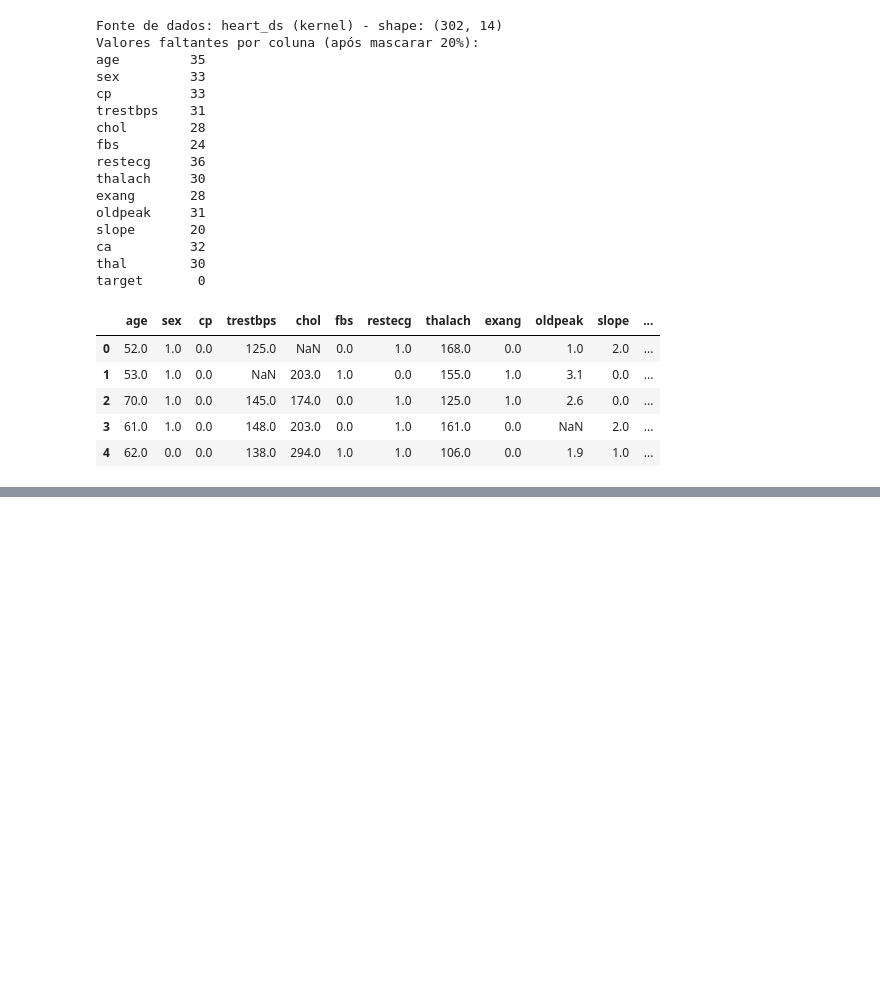
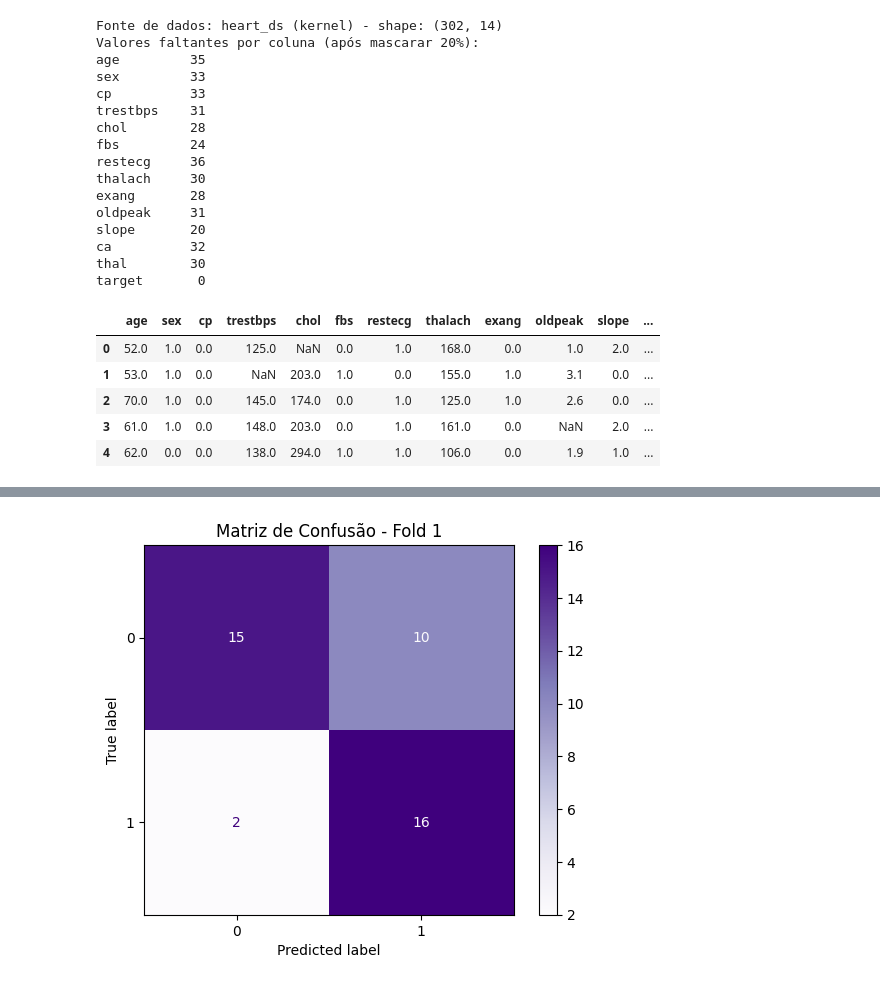
Before and after one commit to Igor-Roberto-Alves/Machine-Learning-1-Project-, a Jupyter notebook: Heart_DS_Complete.ipynb, the cells around one changed output, grey strips where cells are left out. Cells and saved outputs as stored; diff of their text form; code cells hidden in the pictures; blank space fills up the shorter version.

```diff
--- a/Heart_DS_Complete.ipynb
+++ b/Heart_DS_Complete.ipynb
@@ -157,0 +281,2 @@ from sklearn.impute import KNNImputer
+# %%
+heart_ds = heart_imputed
@@ -157,0 +454,95 @@ from sklearn.impute import KNNImputer
+# %%
+kf = KFold(n_splits=5, shuffle=True, random_state=360)
+
+# listas para métricas por fold
+accuracies = []
+precisions = []
+recalls = []
+f1s = []
+fold = 1
+
+# garantir índices e tipos alinhados
+y_opt = y_train.reset_index(drop=True).astype(float)
+X_opt = X_train.reset_index(drop=True).astype(float)
+
+for train_index, test_index in kf.split(X_opt):
+    X_train_cv = X_opt.iloc[train_index].reset_index(drop=True)
+    X_test_cv  = X_opt.iloc[test_index].reset_index(drop=True)
+    y_train_cv = y_opt.iloc[train_index].reset_index(drop=True)
+    y_test_cv  = y_opt.iloc[test_index].reset_index(drop=True)
+
+    # adiciona constante apenas se necessário (não duplica se já existir)
+    X_train_const = sm.add_constant(X_train_cv)
+    X_test_const  = sm.add_constant(X_test_cv)
+
+    # backward selection dentro do fold
+    threshold = 0.05
+    selected_X_train = X_train_const.copy()
+    selected_X_test = X_test_const.copy()
+
+    while True:
+        model_cv = sm.OLS(y_train_cv, selected_X_train).fit()
+        pvals = model_cv.pvalues.drop("const", errors="ignore")
+        if pvals.empty:
+            break
+        worst_var = pvals.idxmax()
+        worst_pval = pvals.loc[worst_var]
+        if worst_pval > threshold:
+            print(f"Removendo '{worst_var}' com p-valor {worst_pval:.3f}")
+            selected_X_train = selected_X_train.drop(columns=[worst_var])
+            selected_X_test = selected_X_test.drop(columns=[worst_var])
+        else:
+            break
+
+    # ajusta o modelo do fold com os preditores selecionados
+    model_fold = sm.OLS(y_train_cv, selected_X_train).fit()
+
+    # previsões e binarização por limiar 0.5
+    y_pred = model_fold.predict(selected_X_test)
+    y_pred_binary = (y_pred > 0.5).astype(int)
+
+    # métricas
+    acc = accuracy_score(y_test_cv, y_pred_binary)
+    prec = precision_score(y_test_cv, y_pred_binary, zero_division=0)
+    rec = recall_score(y_test_cv, y_pred_binary, zero_division=0)
+    f1 = f1_score(y_test_cv, y_pred_binary, zero_division=0)
+
+    accuracies.append(acc)
+    precisions.append(prec)
+    recalls.append(rec)
+    f1s.append(f1)
+
+    # matriz de confusão do fold
+    cm = confusion_matrix(y_test_cv, y_pred_binary)
+    disp = ConfusionMatrixDisplay(confusion_matrix=cm, display_labels=[0, 1])
+    disp.plot(cmap=plt.cm.Purples)
+    plt.title(f"Matriz de Confusão - Fold {fold}")
+    plt.show()
+
+    print(f"Fold {fold} - Acc: {acc:.3f} | Prec: {prec:.3f} | Rec: {rec:.3f} | F1: {f1:.3f}")
+    fold += 1
+
+# resumo por métrica (média ± std)
+print()
+print(f"Acurácias por fold: {accuracies}")
+print(f"Acurácia média: {np.mean(accuracies):.3f} ± {np.std(accuracies):.3f}")
+print(f"Precisões por fold: {precisions}")
+print(f"Precisão média: {np.mean(precisions):.3f} ± {np.std(precisions):.3f}")
+print(f"Recalls por fold: {recalls}")
+print(f"Recall médio: {np.mean(recalls):.3f} ± {np.std(recalls):.3f}")
+print(f"F1 por fold: {f1s}")
+print(f"F1 médio: {np.mean(f1s):.3f} ± {np.std(f1s):.3f}")
+
+# Avaliação final no conjunto de teste reservado (modelo final obtido pelo backward selection global)
+print('Usando os dados de y_test como dados de validação final:')
+y_pred = model_final.predict(X_opt_test)
+y_pred_binary = (y_pred > 0.5).astype(int)
+acc_final = accuracy_score(y_test, y_pred_binary)
+prec_final = precision_score(y_test, y_pred_binary, zero_division=0)
+rec_final = recall_score(y_test, y_pred_binary, zero_division=0)
+f1_final = f1_score(y_test, y_pred_binary, zero_division=0)
+print(f"Acurácia (final): {acc_final:.3f}")
+print(f"Precisão (final): {prec_final:.3f}")
+print(f"Recall (final): {rec_final:.3f}")
+print(f"F1 (final): {f1_final:.3f}")
+# %% [output]
@@ -157,0 +563 @@ from sklearn.impute import KNNImputer
+[figure, added]
```
Also changed, not shown: parts of 44 cells of this notebook, 1 other file.
